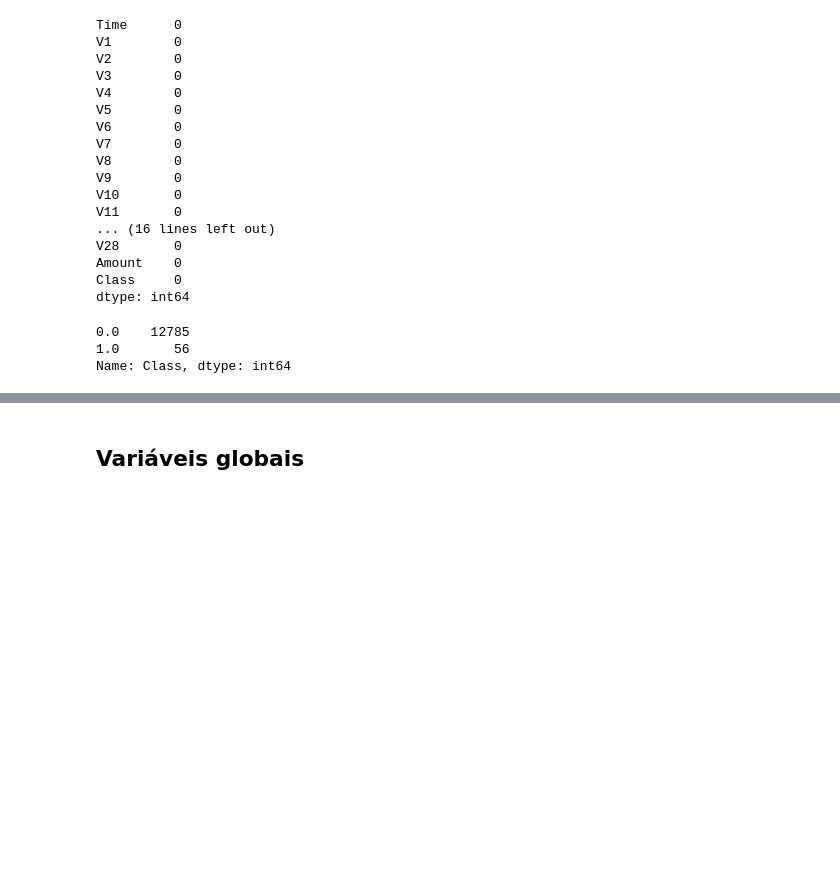
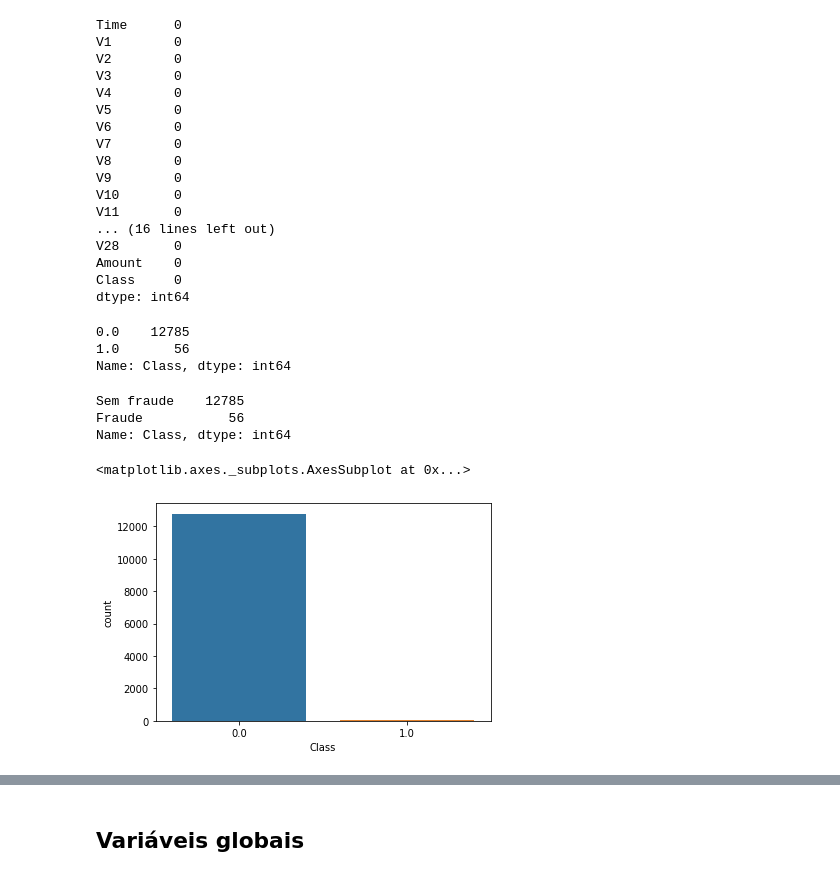
Before and after one commit to fernandodalcin/DSWP, a Jupyter notebook: Exercicio_cc_fraude.ipynb, the cells around one changed output, grey strips where cells are left out. Drawn from its saved outputs; the diff is of its cells as text; code cells hidden in the pictures; blank space fills up the shorter version.

```diff
--- a/Exercicio_cc_fraude.ipynb
+++ b/Exercicio_cc_fraude.ipynb
@@ -98,3 +104,16 @@ df_cc['Class'].value_counts()
 0.0    12785
 1.0       56
 Name: Class, dtype: int64
+# %%
+classes2 = {0: 'Sem fraude', 1: 'Fraude'}
+df_classes = df_cc['Class'].value_counts().rename(index=classes2)
+df_classes.head()
+# %% [output]
+Sem fraude    12785
+Fraude           56
+Name: Class, dtype: int64
+# %%
+sns.countplot(x='Class', data=df_cc)
+# %% [output]
+<matplotlib.axes._subplots.AxesSubplot at 0x...>
+[figure, added]
```
Also changed, not shown: parts of 15 cells of this notebook.
